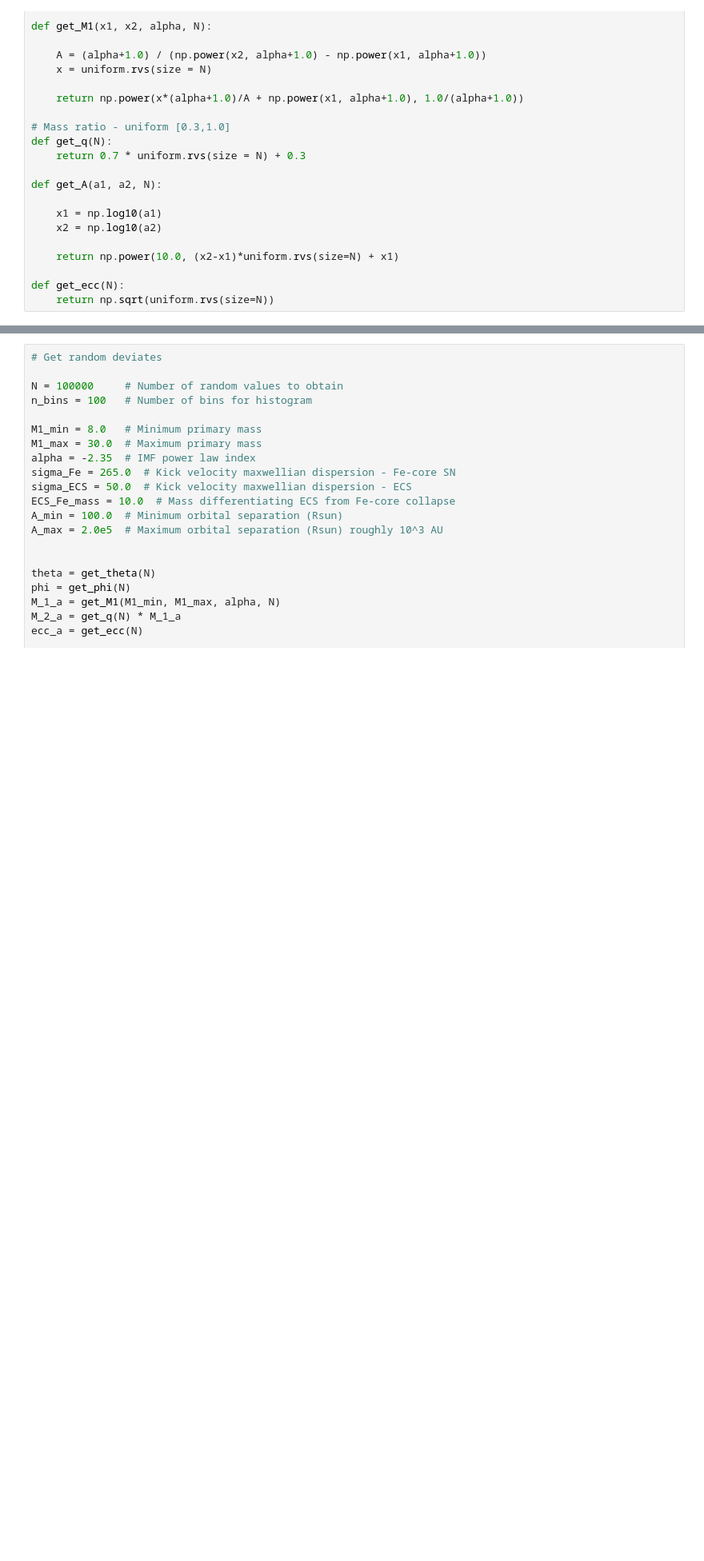
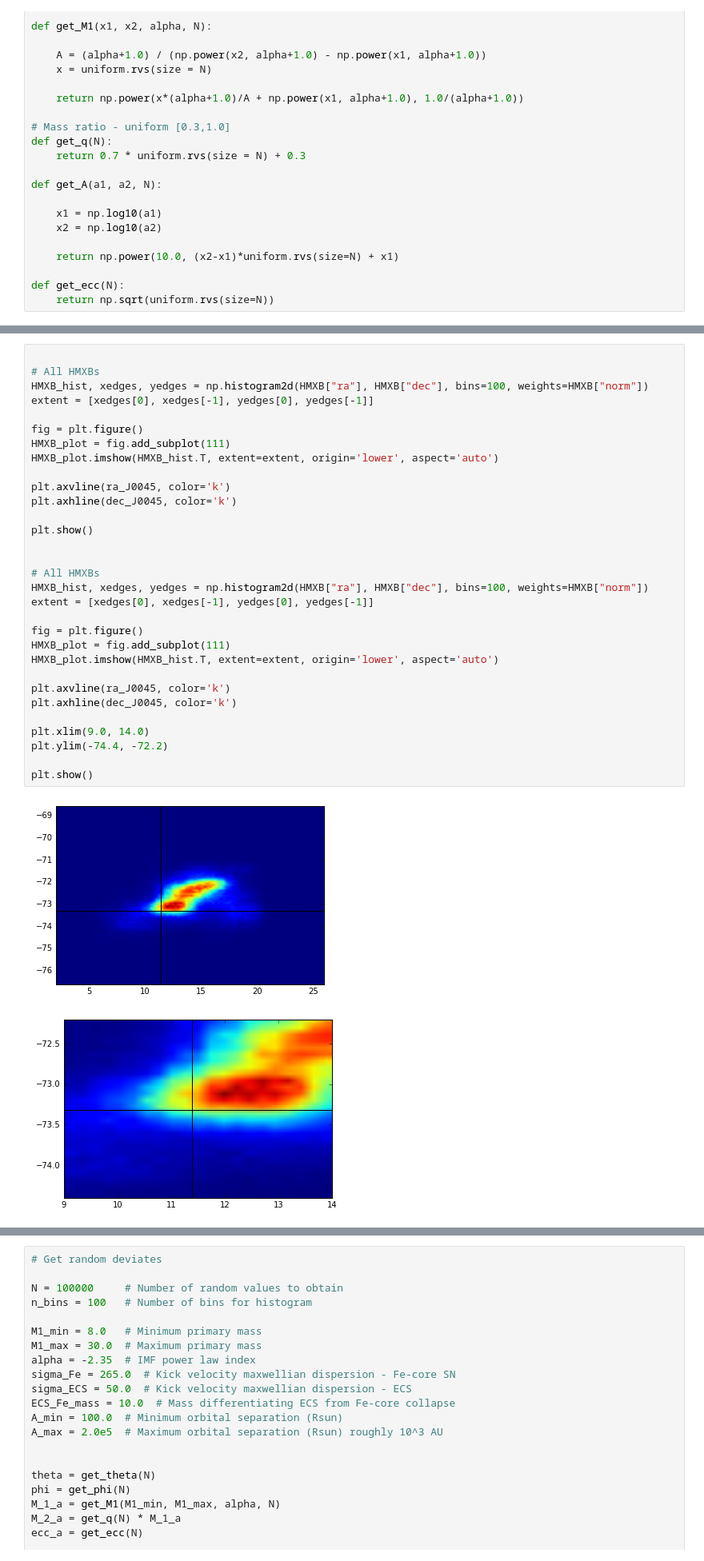
Before and after one commit to astroJeff/XRB, a Jupyter notebook: notebooks/MCMC flexible.ipynb, the cells around one changed output, grey strips where cells are left out. Shown at 80% size. Drawn from its saved outputs; the diff is of its cells as text; blank space fills up the shorter version.

```diff
--- a/notebooks/MCMC flexible.ipynb
+++ b/notebooks/MCMC flexible.ipynb
@@ -842,0 +1237,34 @@ def get_ecc(N):
+# %%
+
+# All HMXBs
+HMXB_hist, xedges, yedges = np.histogram2d(HMXB["ra"], HMXB["dec"], bins=100, weights=HMXB["norm"])
+extent = [xedges[0], xedges[-1], yedges[0], yedges[-1]]
+
+fig = plt.figure()
+HMXB_plot = fig.add_subplot(111)
+HMXB_plot.imshow(HMXB_hist.T, extent=extent, origin='lower', aspect='auto')
+
+plt.axvline(ra_J0045, color='k')
+plt.axhline(dec_J0045, color='k')
+
+plt.show()
+
+
+# All HMXBs
+HMXB_hist, xedges, yedges = np.histogram2d(HMXB["ra"], HMXB["dec"], bins=100, weights=HMXB["norm"])
+extent = [xedges[0], xedges[-1], yedges[0], yedges[-1]]
+
+fig = plt.figure()
+HMXB_plot = fig.add_subplot(111)
+HMXB_plot.imshow(HMXB_hist.T, extent=extent, origin='lower', aspect='auto')
+
+plt.axvline(ra_J0045, color='k')
+plt.axhline(dec_J0045, color='k')
+
+plt.xlim(9.0, 14.0)
+plt.ylim(-74.4, -72.2)
+
+plt.show()
+# %% [output]
+[figure, added]
+[figure, added]
```
Also changed, not shown: parts of 30 cells of this notebook, 1 other file.
